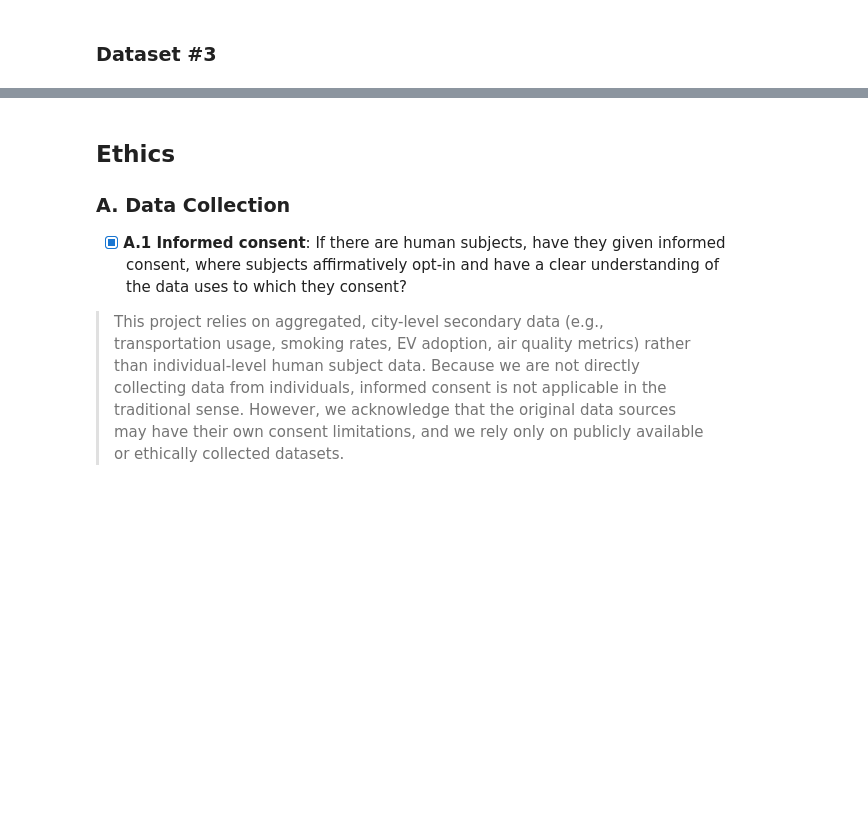
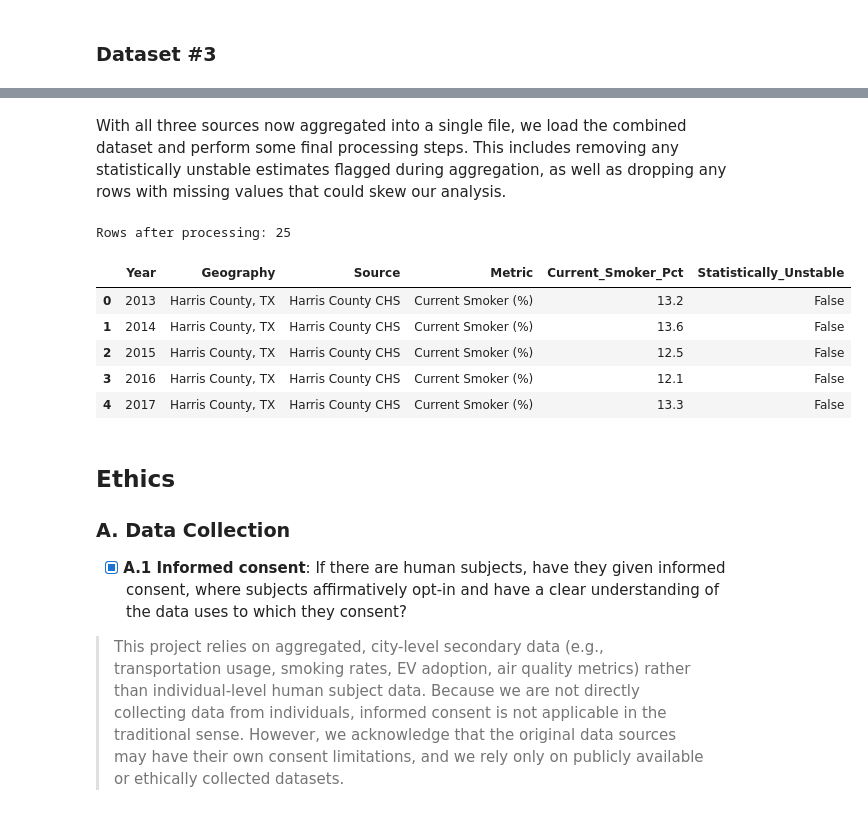
Before and after one commit to COGS108/Group026_WI26, a Jupyter notebook: 01-DataCheckpoint.ipynb, the cells around one changed output, grey strips where cells are left out. Saved outputs shown, nothing was run; the diff lists cells and outputs as text; code cells hidden in the pictures; blank space fills up the shorter version.

Commit message:
smoking data aggregation and processing

```diff
--- a/01-DataCheckpoint.ipynb
+++ b/01-DataCheckpoint.ipynb
@@ -403,3 +495,27 @@ sf_ev_clean_data.to_csv(processed_path + 'sf_vehicle_fuel_data_processed.csv', i
+# %% [markdown]
+With all three sources now aggregated into a single file, we load the combined dataset and perform some final processing steps. This includes removing any statistically unstable estimates flagged during aggregation, as well as dropping any rows with missing values that could skew our analysis.
+# %%
+import pandas as pd
+
+# Load the combined dataset
+df = pd.read_csv('data/01-interim/combined_smoking_data.csv')
+
+# Remove statistically unstable estimates and rows with missing values
+df = df[df['Statistically_Unstable'] == False].dropna().reset_index(drop=True)
+
+# Save cleaned dataset to processed
+df.to_csv('data/02-processed/combined_smoking_data_clean.csv', index=False)
+
+print(f"Rows after processing: {len(df)}")
+df.head()
+# %% [output]
+Rows after processing: 25
+|  | Year | Geography | Source | Metric | Current_Smoker_Pct | Statistically_Unstable |
+| 0 | 2013 | Harris County, TX | Harris County CHS | Current Smoker (%) | 13.2 | False |
+| 1 | 2014 | Harris County, TX | Harris County CHS | Current Smoker (%) | 13.6 | False |
+| 2 | 2015 | Harris County, TX | Harris County CHS | Current Smoker (%) | 12.5 | False |
+| 3 | 2016 | Harris County, TX | Harris County CHS | Current Smoker (%) | 12.1 | False |
+| 4 | 2017 | Harris County, TX | Harris County CHS | Current Smoker (%) | 13.3 | False |
 # %% [markdown]
 ## Ethics
 
```
Also changed, not shown: parts of 9 cells of this notebook.
